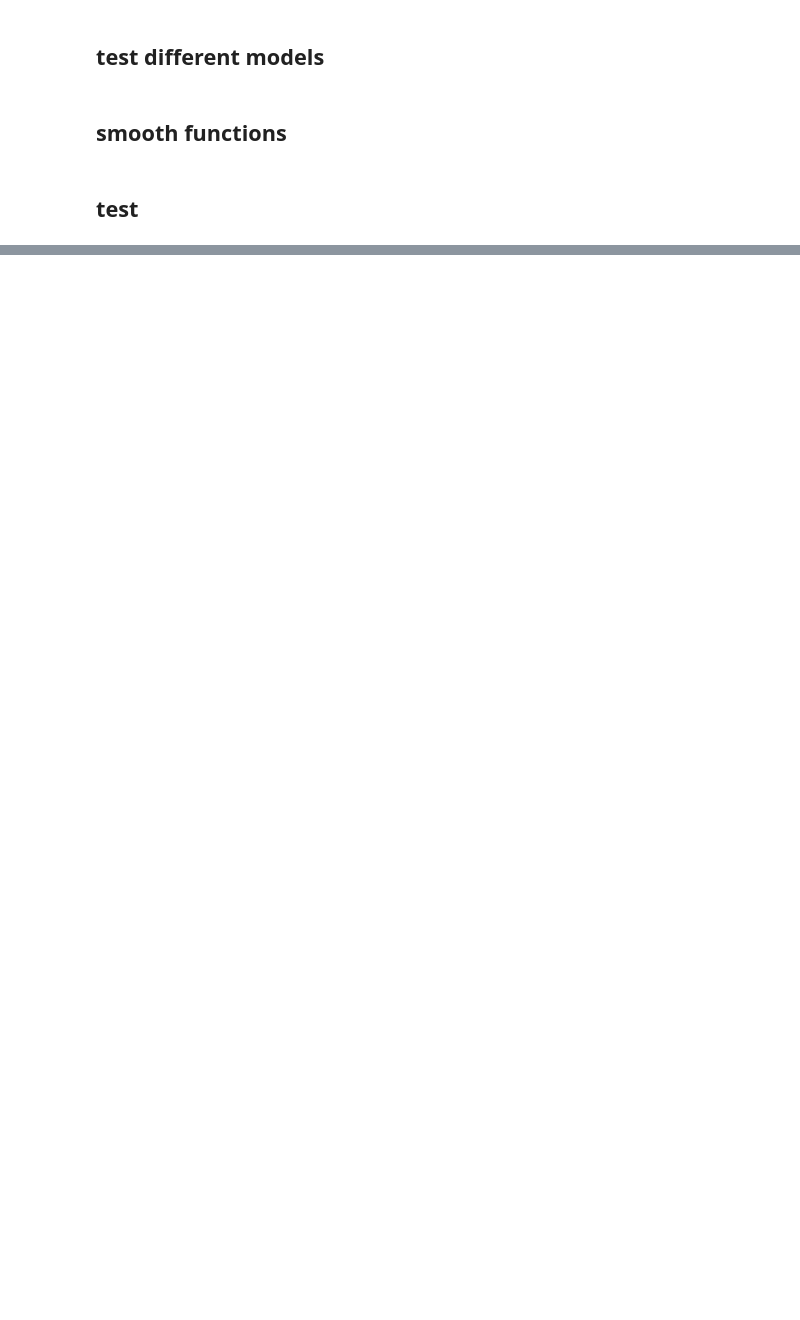
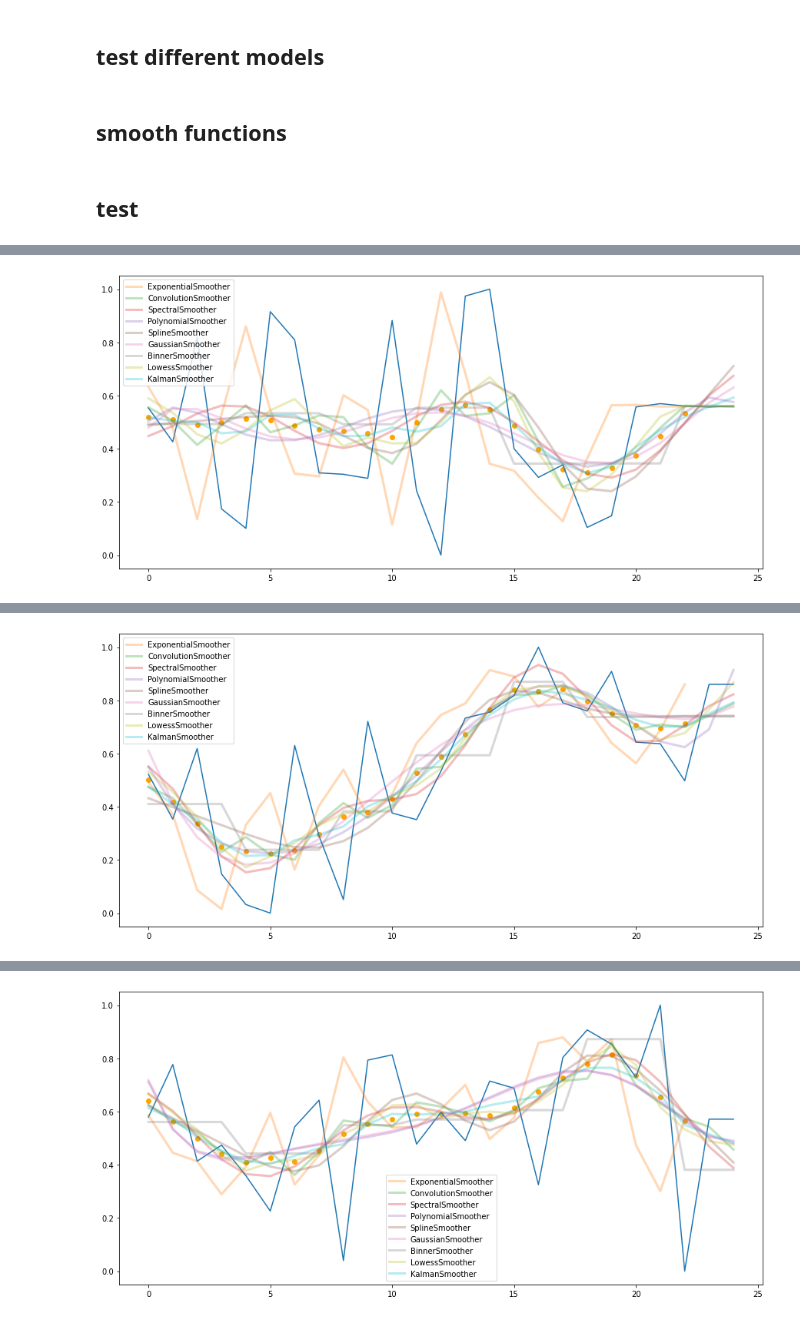
Before and after one commit to dr11m/tsmoothie, a Jupyter notebook: notebooks/Basic Smoothing.ipynb, the cells around one changed output, grey strips where cells are left out. Saved outputs shown, nothing was run; the diff lists cells and outputs as text; code cells hidden in the pictures; blank space fills up the shorter version.

```diff
--- a/notebooks/Basic Smoothing.ipynb
+++ b/notebooks/Basic Smoothing.ipynb
@@ -107,5 +123,5 @@ def apply_gaussian_smoother(prices, plt: plt) -> plt:
 # %%
-def apply_binner_smoother(prices, plt: plt) -> plt:
+def apply_binner_smoother(prices: list[float], plt: plt) -> tuple[plt, list[float]]:
     # operate smoothing
     smoother = BinnerSmoother(n_knots=6)
     smoother.smooth(prices)
@@ -116,9 +132,11 @@ def apply_binner_smoother(prices, plt: plt) -> plt:
     # plot the first smoothed timeseries with intervals
     plt.plot(smoother.smooth_data[0], linewidth=3, label="BinnerSmoother", alpha=0.3)
 
-    return plt
+    print(f"smoth data for BinnerSmoother is {smoother.smooth_data[0]}")
+
+    return plt, smoother.smooth_data[0]
 # %%
-def apply_lowess_smoother(prices, plt: plt) -> plt:
+def apply_lowess_smoother(prices: list[float], plt: plt) -> tuple[plt, list[float]]:
     # operate smoothing
     smoother = LowessSmoother(smooth_fraction=0.2, iterations=1)
     smoother.smooth(prices)
@@ -129,9 +147,11 @@ def apply_lowess_smoother(prices, plt: plt) -> plt:
     # plot the first smoothed timeseries with intervals
     plt.plot(smoother.smooth_data[0], linewidth=3, label="LowessSmoother", alpha=0.3)
 
-    return plt
+    print(f"smoth data for LowessSmoother is {smoother.smooth_data[0]}")
+
+    return plt, smoother.smooth_data[0]
 # %%
-def apply_kalman_smoother(prices, plt: plt) -> plt:
+def apply_kalman_smoother(prices: list[float], plt: plt) -> tuple[plt, list[float]]:
     # operate smoothing
     smoother = KalmanSmoother(component='level_trend',
                             component_noise={'level':0.1, 'trend':0.1})
@@ -141,9 +161,11 @@ def apply_kalman_smoother(prices, plt: plt) -> plt:
     low, up = smoother.get_intervals('kalman_interval')
 
     # plot the first smoothed timeseries with intervals
-    plt.plot(smoother.smooth_data[0], linewidth=3, label="LowessSmoother", alpha=0.3)
+    plt.plot(smoother.smooth_data[0], linewidth=3, label="KalmanSmoother", alpha=0.3)
 
-    return plt
+    print(f"smoth data for KalmanSmoother is {smoother.smooth_data[0]}")
+
+    return plt, smoother.smooth_data[0]
 # %% [markdown]
 ## test
 # %%
@@ -152,15 +174,40 @@ for i in range(5):
 
     fig = plt.figure(figsize=(15,7))
     plt.plot(prices)
-    plt = apply_exponential_smoother(prices, plt)
-    plt = apply_convolution_smoother(prices, plt)
-    plt = apply_spectral_smoother(prices, plt)
-    plt = apply_polynomial_smoother(prices, plt)
-    plt = apply_spline_smoother(prices, plt)
-    plt = apply_gaussian_smoother(prices, plt)
-    plt = apply_binner_smoother(prices, plt)
-    plt = apply_lowess_smoother(prices, plt)
-    plt = apply_kalman_smoother(prices, plt)
+
+    smoothed_predicts_list = []  # списки предиктов каждого модуля заносятся сюда (9 списков, каждый - список предсказаний)
+
+    plt, pred = apply_exponential_smoother(prices, plt)
+    smoothed_predicts_list.append(pred)
+    plt, pred = apply_convolution_smoother(prices, plt)
+    smoothed_predicts_list.append(pred)
+    plt, pred = apply_spectral_smoother(prices, plt)
+    smoothed_predicts_list.append(pred)
+    plt, pred = apply_polynomial_smoother(prices, plt)
+    smoothed_predicts_list.append(pred)
+    plt, pred = apply_spline_smoother(prices, plt)
+    smoothed_predicts_list.append(pred)
+    plt, pred = apply_gaussian_smoother(prices, plt)
+    smoothed_predicts_list.append(pred)
+    plt, pred = apply_binner_smoother(prices, plt)
+    smoothed_predicts_list.append(pred)
+    plt, pred = apply_lowess_smoother(prices, plt)
+    smoothed_predicts_list.append(pred)
+    plt, pred = apply_kalman_smoother(prices, plt)
+    smoothed_predicts_list.append(pred)
+
+    # не все возвращают полное кол-во значений, так как некоторые используют оконные функции
+    smoothed_predicts_list = [module_predict[:23] for module_predict in smoothed_predicts_list]
+    # Convert the list to a numpy array for easier manipulation
+    smoothed_data_array = np.array(smoothed_predicts_list)
+
+    # Calculate the mean excluding the largest and smallest values
+    mean_of_predicts_without_extremes = np.mean(np.partition(smoothed_data_array, (2, -2), axis=0)[2:-2], axis=0)
+
+    print(mean_of_predicts_without_extremes)
+
+    plt.scatter(range(len(mean_of_predicts_without_extremes)), mean_of_predicts_without_extremes, color="orange")
 
     plt.legend()
     plt.show()
+# %% [output]
@@ -166,0 +231 @@ for i in range(5):
+[figure, added]
@@ -166,0 +249 @@ for i in range(5):
+[figure, added]
@@ -166,0 +267 @@ for i in range(5):
+[figure, added]
```
Also changed, not shown: parts of 8 cells of this notebook.
